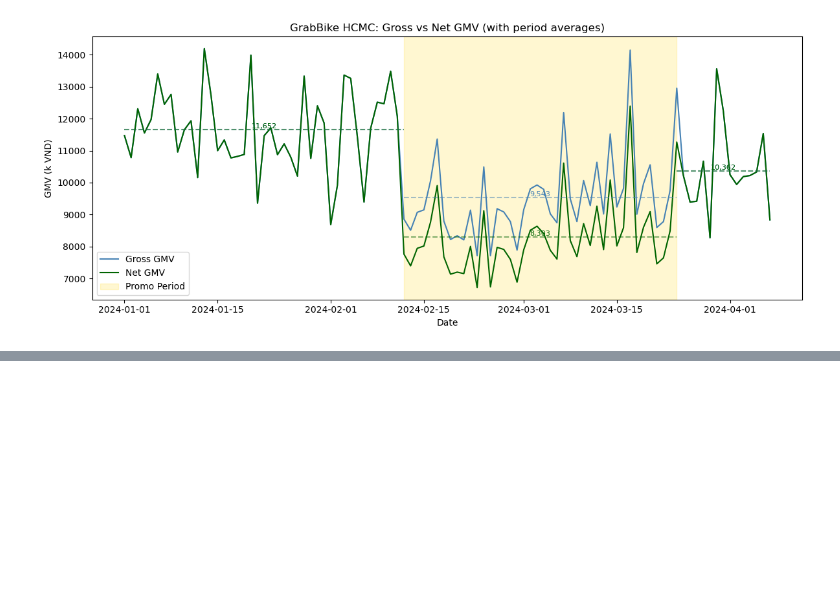
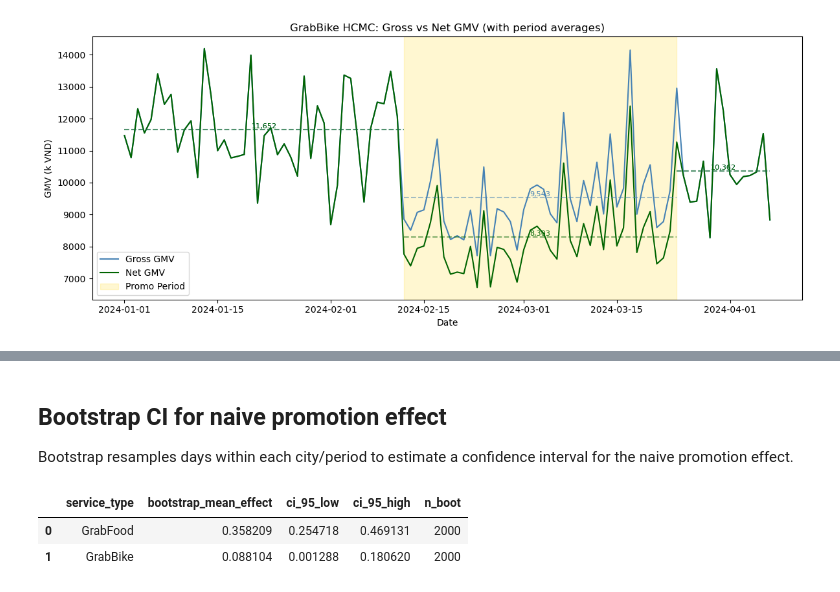
Before and after one commit to tonyvu1289/grab-assignment, a Jupyter notebook: basic_eda.ipynb, the cells around one changed output, grey strips where cells are left out. Cells and saved outputs as stored; diff of their text form; code cells hidden in the pictures; blank space fills up the shorter version.

```diff
--- a/basic_eda.ipynb
+++ b/basic_eda.ipynb
@@ -636,0 +799,56 @@ plt.show()
+# %% [markdown]
+## Bootstrap CI for naive promotion effect
+
+Bootstrap resamples days within each city/period to estimate a confidence interval for the naive promotion effect.
+# %%
+import numpy as np
+
+def bootstrap_naive_ci(daily_df, service_type, n_boot=2000, seed=42):
+    rng = np.random.default_rng(seed)
+    df = daily_df[daily_df['service_type'] == service_type].copy()
+    df['date'] = pd.to_datetime(df['date'], errors='coerce')
+    df = df[df['city'].isin(['Da Nang', 'Ho Chi Minh City'])]
+    df = df.groupby(['date', 'city'], as_index=False)['gross_gmv_k_vnd'].sum()
+
+    def split_period(sub):
+        pre = sub[sub['date'] < promo_start]['gross_gmv_k_vnd'].to_numpy()
+        during = sub[(sub['date'] >= promo_start) & (sub['date'] <= promo_end)]['gross_gmv_k_vnd'].to_numpy()
+        return pre, during
+
+    dn_pre, dn_during = split_period(df[df['city'] == 'Da Nang'])
+    hcmc_pre, hcmc_during = split_period(df[df['city'] == 'Ho Chi Minh City'])
+
+    if len(dn_pre) == 0 or len(dn_during) == 0 or len(hcmc_pre) == 0 or len(hcmc_during) == 0:
+        raise ValueError('Not enough days in one of the periods to bootstrap.')
+
+    effects = np.empty(n_boot)
+    for i in range(n_boot):
+        dn_pre_b = rng.choice(dn_pre, size=len(dn_pre), replace=True).mean()
+        dn_during_b = rng.choice(dn_during, size=len(dn_during), replace=True).mean()
+        x_rain_b = (dn_during_b - dn_pre_b) / dn_pre_b
+
+        hcmc_pre_b = rng.choice(hcmc_pre, size=len(hcmc_pre), replace=True).mean()
+        hcmc_during_b = rng.choice(hcmc_during, size=len(hcmc_during), replace=True).mean()
+        hcmc_counter_b = hcmc_pre_b * (1 + x_rain_b)
+        effects[i] = (hcmc_during_b - hcmc_counter_b) / hcmc_counter_b
+
+    ci_low, ci_high = np.percentile(effects, [2.5, 97.5])
+    return effects.mean(), ci_low, ci_high
+
+ci_rows = []
+for service_type in ['GrabFood', 'GrabBike']:
+    mean_eff, ci_low, ci_high = bootstrap_naive_ci(daily_gmv_summary, service_type)
+    ci_rows.append({
+        'service_type': service_type,
+        'bootstrap_mean_effect': mean_eff,
+        'ci_95_low': ci_low,
+        'ci_95_high': ci_high,
+        'n_boot': 2000,
+    })
+
+bootstrap_ci = pd.DataFrame(ci_rows)
+bootstrap_ci
+# %% [output]
+|  | service_type | bootstrap_mean_effect | ci_95_low | ci_95_high | n_boot |
+| 0 | GrabFood | 0.358209 | 0.254718 | 0.469131 | 2000 |
+| 1 | GrabBike | 0.088104 | 0.001288 | 0.180620 | 2000 |
```
Also changed, not shown: parts of 6 cells of this notebook, 2 other files.
